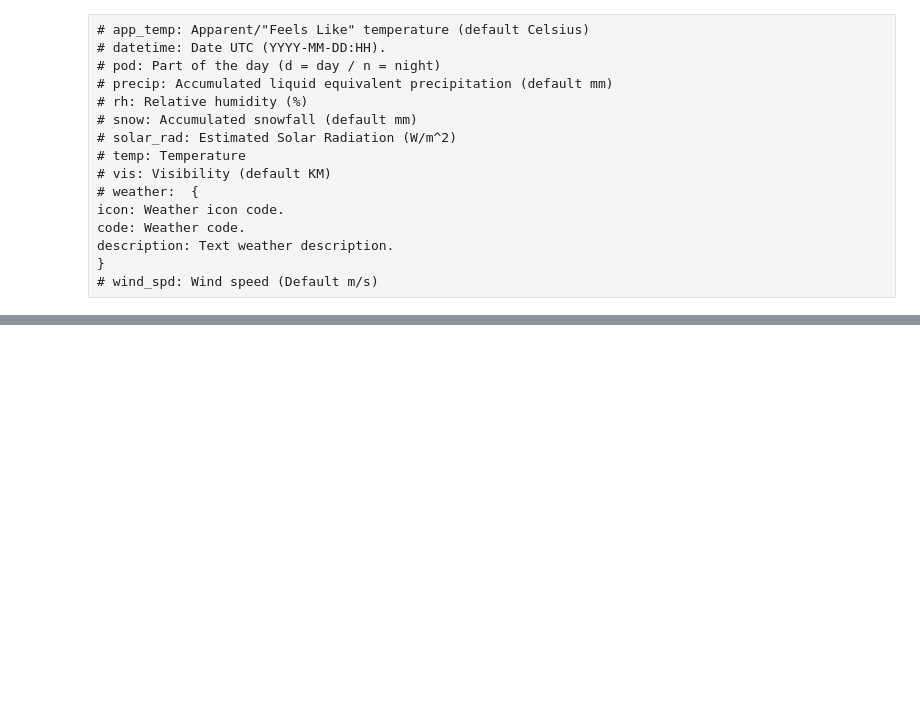
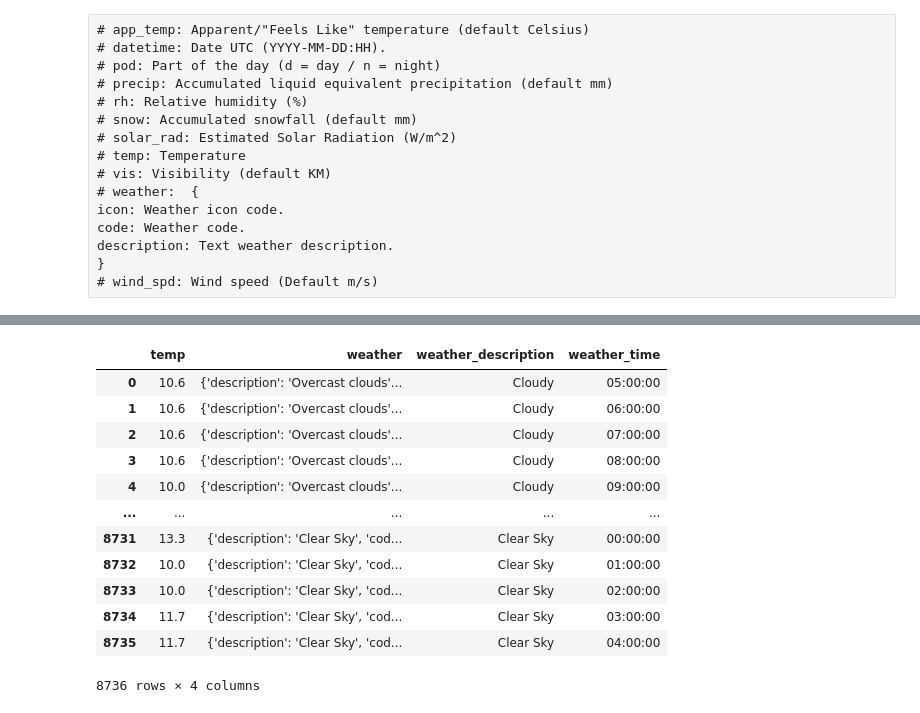
Before and after one commit to Saoirse555/BusynessNYCGroup8, a Jupyter notebook: weather_process.ipynb, the cells around one changed output, grey strips where cells are left out. Drawn from its saved outputs; the diff is of its cells as text; code cells hidden in the pictures; blank space fills up the shorter version.

```diff
--- a/weather_process.ipynb
+++ b/weather_process.ipynb
@@ -228,0 +285,17 @@ description: Text weather description.
+# %%
+df = df.drop('datetime', axis=1)
+df
+# %% [output]
+|  | temp | weather | weather_description | weather_time |
+| 0 | 10.6 | {'description': 'Overcast clouds'... | Cloudy | 05:00:00 |
+| 1 | 10.6 | {'description': 'Overcast clouds'... | Cloudy | 06:00:00 |
+| 2 | 10.6 | {'description': 'Overcast clouds'... | Cloudy | 07:00:00 |
+| 3 | 10.6 | {'description': 'Overcast clouds'... | Cloudy | 08:00:00 |
+| 4 | 10.0 | {'description': 'Overcast clouds'... | Cloudy | 09:00:00 |
+| ... | ... | ... | ... | ... |
+| 8731 | 13.3 | {'description': 'Clear Sky', 'cod... | Clear Sky | 00:00:00 |
+| 8732 | 10.0 | {'description': 'Clear Sky', 'cod... | Clear Sky | 01:00:00 |
+| 8733 | 10.0 | {'description': 'Clear Sky', 'cod... | Clear Sky | 02:00:00 |
+| 8734 | 11.7 | {'description': 'Clear Sky', 'cod... | Clear Sky | 03:00:00 |
+| 8735 | 11.7 | {'description': 'Clear Sky', 'cod... | Clear Sky | 04:00:00 |
+8736 rows × 4 columns
```
Also changed, not shown: parts of 10 cells of this notebook.
